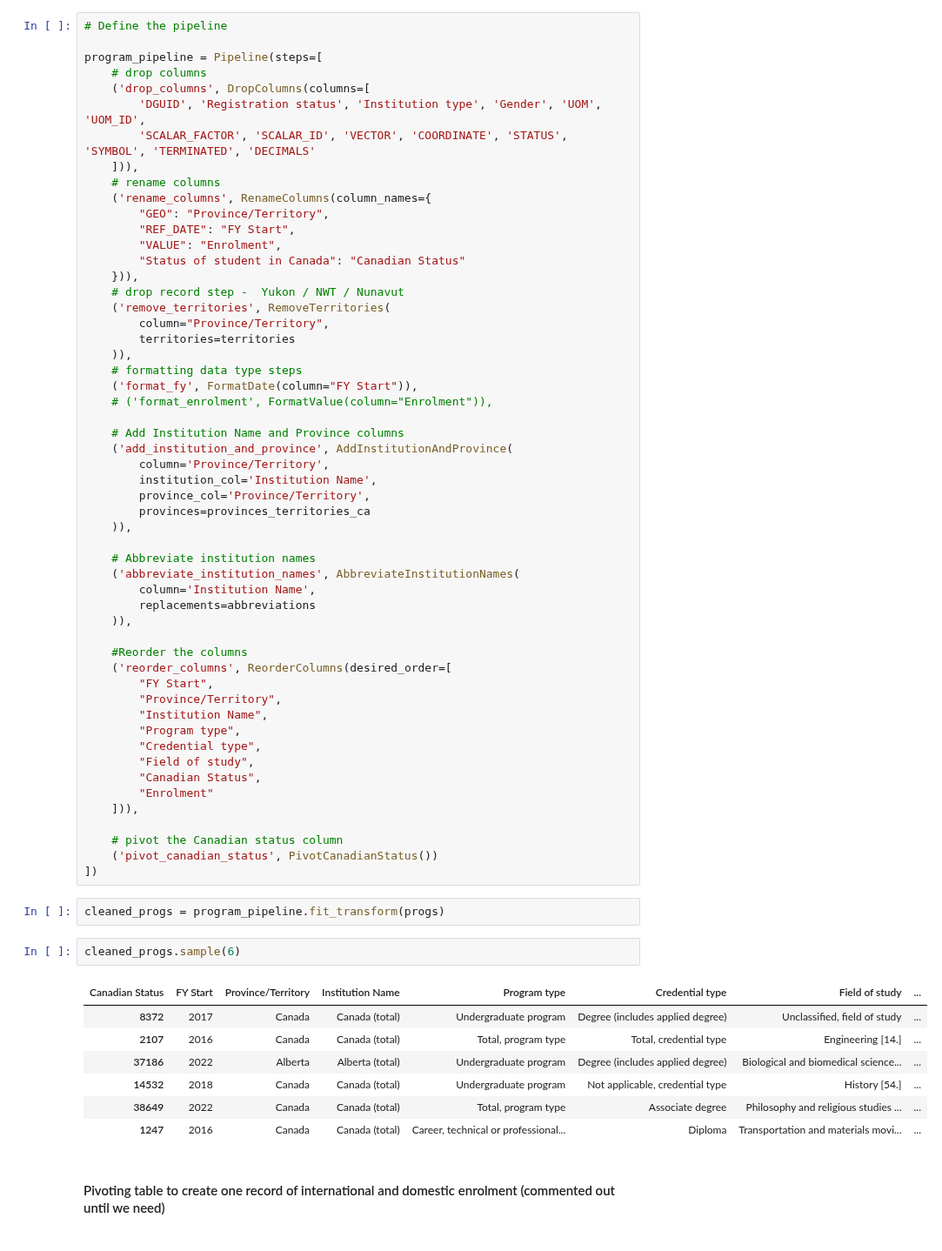
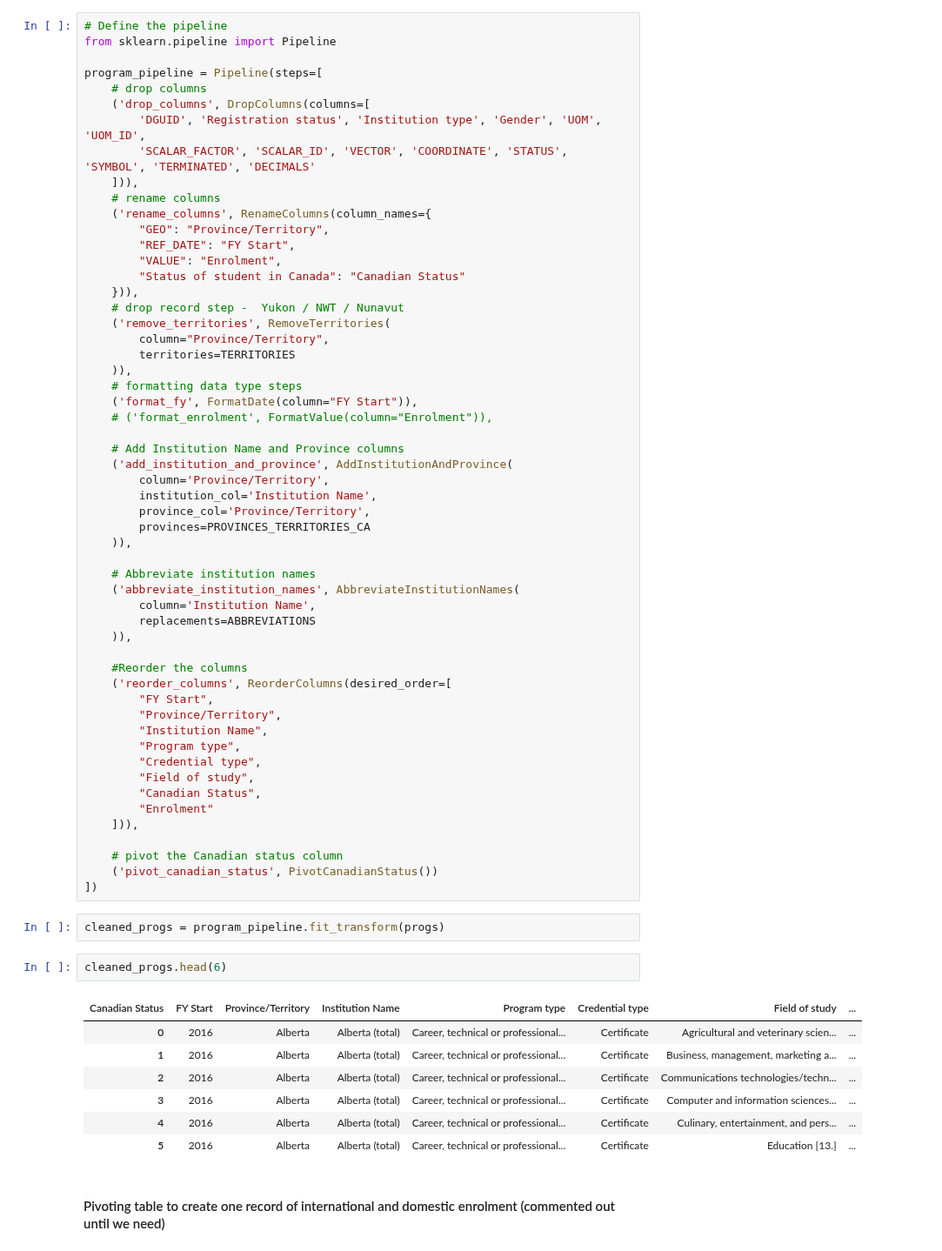
Before and after one commit to tjjdoherty/canadian-psi-project, a Jupyter notebook: program_cred_analysis.ipynb, the cells around one changed output. Shown at 87% size. Saved outputs shown, nothing was run; the diff lists cells and outputs as text.

Commit message:
Pipeline refactored in utils .py package

```diff
--- a/program_cred_analysis.ipynb
+++ b/program_cred_analysis.ipynb
@@ -440,5 +368,6 @@ province_codes = domestic_intl.province_codes
 # %%
 # Define the pipeline
+from sklearn.pipeline import Pipeline
 
 program_pipeline = Pipeline(steps=[
     # drop columns
@@ -456,7 +385,7 @@ program_pipeline = Pipeline(steps=[
     # drop record step -  Yukon / NWT / Nunavut
     ('remove_territories', RemoveTerritories(
         column="Province/Territory",
-        territories=territories
+        territories=TERRITORIES
     )),
     # formatting data type steps
     ('format_fy', FormatDate(column="FY Start")),
@@ -467,13 +396,13 @@ program_pipeline = Pipeline(steps=[
         column='Province/Territory',
         institution_col='Institution Name',
         province_col='Province/Territory',
-        provinces=provinces_territories_ca
+        provinces=PROVINCES_TERRITORIES_CA
     )),
 
     # Abbreviate institution names
     ('abbreviate_institution_names', AbbreviateInstitutionNames(
         column='Institution Name',
-        replacements=abbreviations
+        replacements=ABBREVIATIONS
     )),
 
     #Reorder the columns
@@ -494,14 +423,14 @@ program_pipeline = Pipeline(steps=[
 # %%
 cleaned_progs = program_pipeline.fit_transform(progs)
 # %%
-cleaned_progs.sample(6)
+cleaned_progs.head(6)
 # %% [output]
 | Canadian Status | FY Start | Province/Territory | Institution Name | Program type | Credential type | Field of study | ... |
-| 8372 | 2017 | Canada | Canada (total) | Undergraduate program | Degree (includes applied degree) | Unclassified, field of study | ... |
-| 2107 | 2016 | Canada | Canada (total) | Total, program type | Total, credential type | Engineering [14.] | ... |
-| 37186 | 2022 | Alberta | Alberta (total) | Undergraduate program | Degree (includes applied degree) | Biological and biomedical science... | ... |
-| 14532 | 2018 | Canada | Canada (total) | Undergraduate program | Not applicable, credential type | History [54.] | ... |
-| 38649 | 2022 | Canada | Canada (total) | Total, program type | Associate degree | Philosophy and religious studies ... | ... |
-| 1247 | 2016 | Canada | Canada (total) | Career, technical or professional... | Diploma | Transportation and materials movi... | ... |
+| 0 | 2016 | Alberta | Alberta (total) | Career, technical or professional... | Certificate | Agricultural and veterinary scien... | ... |
+| 1 | 2016 | Alberta | Alberta (total) | Career, technical or professional... | Certificate | Business, management, marketing a... | ... |
+| 2 | 2016 | Alberta | Alberta (total) | Career, technical or professional... | Certificate | Communications technologies/techn... | ... |
+| 3 | 2016 | Alberta | Alberta (total) | Career, technical or professional... | Certificate | Computer and information sciences... | ... |
+| 4 | 2016 | Alberta | Alberta (total) | Career, technical or professional... | Certificate | Culinary, entertainment, and pers... | ... |
+| 5 | 2016 | Alberta | Alberta (total) | Career, technical or professional... | Certificate | Education [13.] | ... |
 # %% [markdown]
 #### Pivoting table to create one record of international and domestic enrolment (commented out until we need)
```
Also changed, not shown: parts of 13 cells of this notebook, 4 other files.
